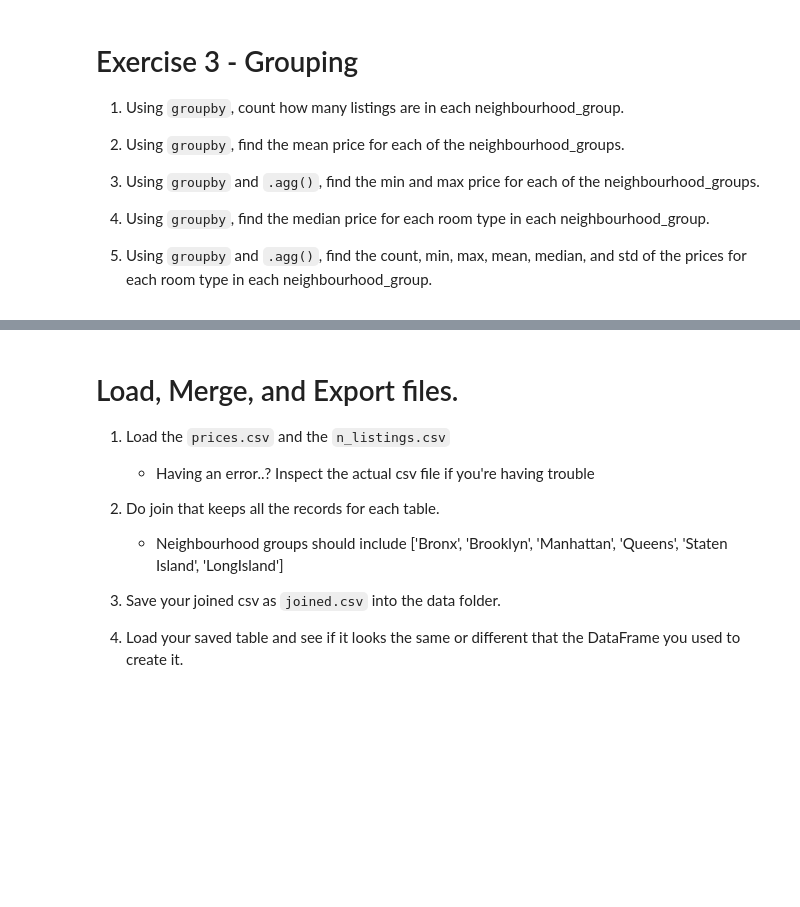
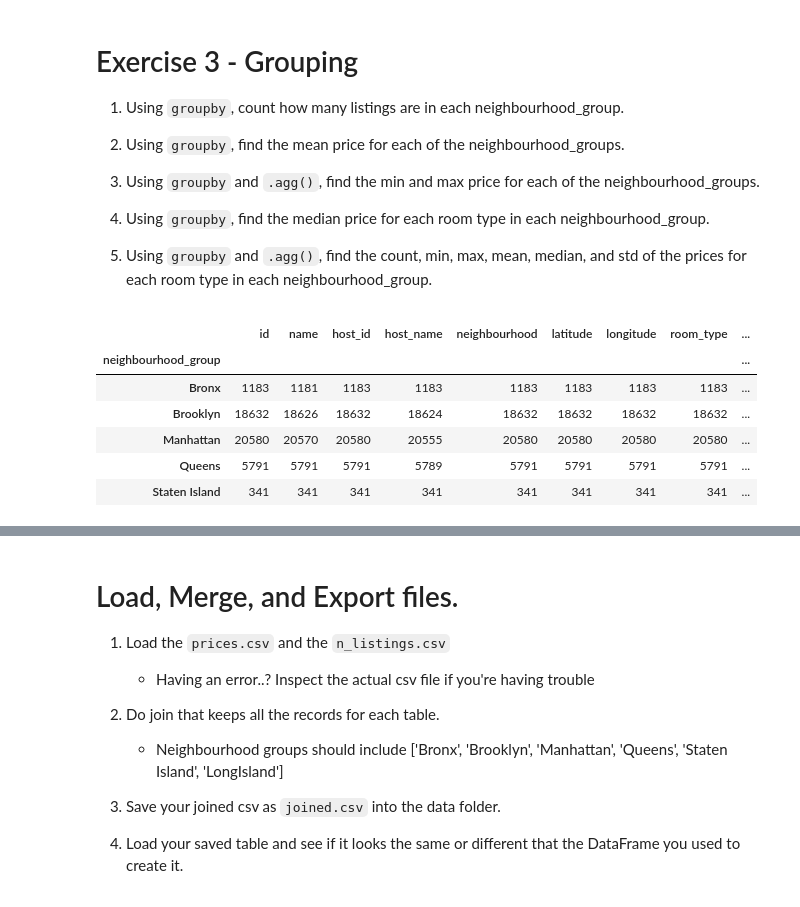
Before and after one commit to luna-miguel/my-fork-2024-DS-Tue, a Jupyter notebook: Week-01-Pandas/Exercise-ML.ipynb, the cells around one changed output, grey strips where cells are left out. Saved outputs shown, nothing was run; the diff lists cells and outputs as text; code cells hidden in the pictures; blank space fills up the shorter version.

```diff
--- a/Week-01-Pandas/Exercise-ML.ipynb
+++ b/Week-01-Pandas/Exercise-ML.ipynb
@@ -70,5 +172,15 @@ Return the following subsets of the dataframe.
 5. Using `groupby` and `.agg()`, find the count, min, max, mean, median, and std of the prices for each room type in each neighbourhood_group.
 # %%
 # 1. Using `groupby`, count how many listings are in each neighbourhood_group.
+
+df.groupby("neighbourhood_group").count()
+# %% [output]
+|  | id | name | host_id | host_name | neighbourhood | latitude | longitude | room_type | ... |
+| neighbourhood_group |  |  |  |  |  |  |  |  | ... |
+| Bronx | 1183 | 1181 | 1183 | 1183 | 1183 | 1183 | 1183 | 1183 | ... |
+| Brooklyn | 18632 | 18626 | 18632 | 18624 | 18632 | 18632 | 18632 | 18632 | ... |
+| Manhattan | 20580 | 20570 | 20580 | 20555 | 20580 | 20580 | 20580 | 20580 | ... |
+| Queens | 5791 | 5791 | 5791 | 5789 | 5791 | 5791 | 5791 | 5791 | ... |
+| Staten Island | 341 | 341 | 341 | 341 | 341 | 341 | 341 | 341 | ... |
 # %%
 # 2. Using `groupby`, find the mean price for each of the neighbourhood_groups.
```
Also changed, not shown: parts of 16 cells of this notebook.
